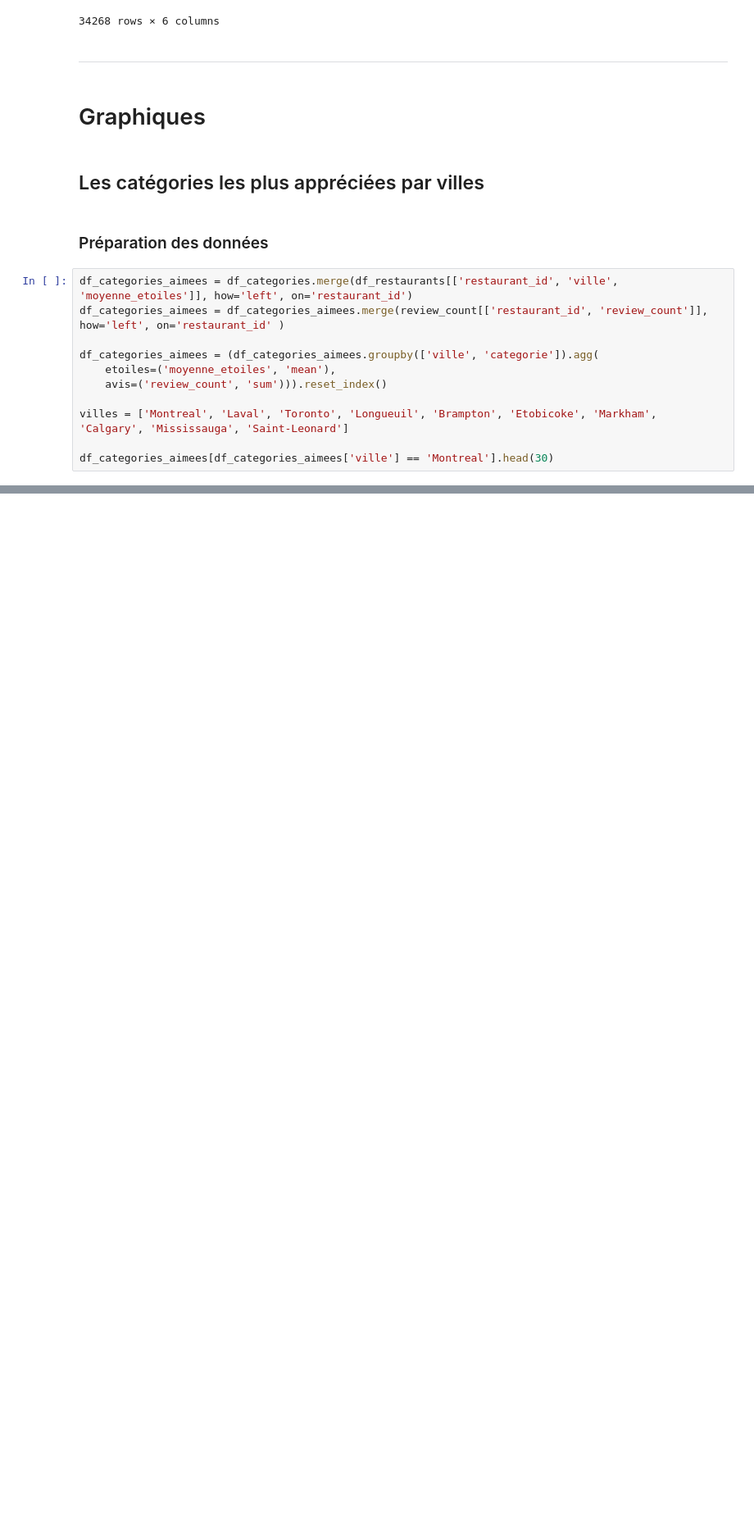
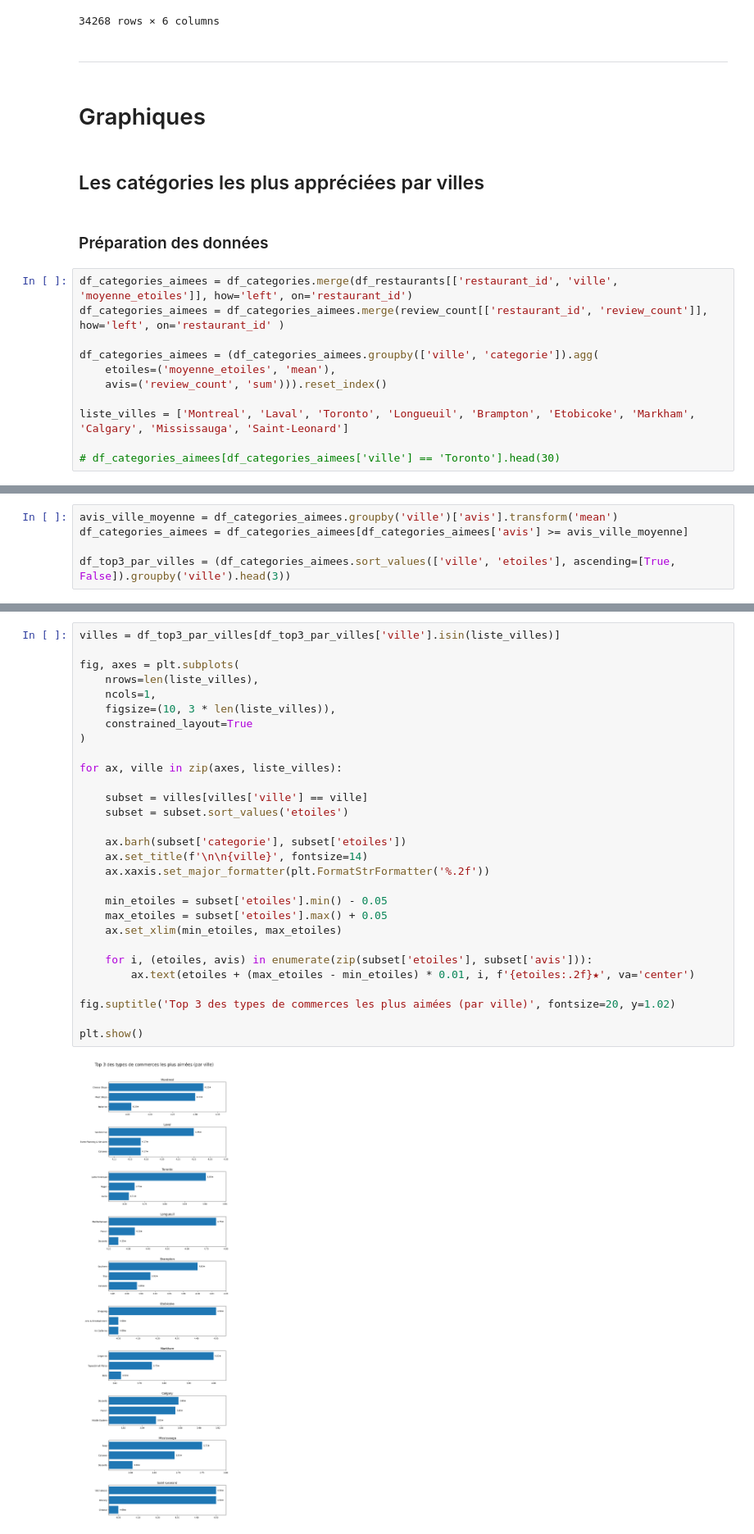
Before and after one commit to Marc-AntoineMercier/420-514-MV-TP03, a Jupyter notebook: nettoyage.ipynb, the cells around one changed output, grey strips where cells are left out. Shown: that part at 82% size. Drawn from its saved outputs; the diff is of its cells as text; blank space fills up the shorter version.

Commit message:
graphique statique

```diff
--- a/nettoyage.ipynb
+++ b/nettoyage.ipynb
@@ -1296,6 +1319,6 @@ df_categories_aimees = (df_categories_aimees.groupby(['ville', 'categorie']).agg
     etoiles=('moyenne_etoiles', 'mean'),
     avis=('review_count', 'sum'))).reset_index()
 
-villes = ['Montreal', 'Laval', 'Toronto', 'Longueuil', 'Brampton', 'Etobicoke', 'Markham', 'Calgary', 'Mississauga', 'Saint-Leonard']
+liste_villes = ['Montreal', 'Laval', 'Toronto', 'Longueuil', 'Brampton', 'Etobicoke', 'Markham', 'Calgary', 'Mississauga', 'Saint-Leonard']
 
-df_categories_aimees[df_categories_aimees['ville'] == 'Montreal'].head(30)
+# df_categories_aimees[df_categories_aimees['ville'] == 'Toronto'].head(30)
@@ -1319,0 +1327,5 @@ df_categories_aimees[df_categories_aimees['ville'] == 'Montreal'].head(30)
+# %%
+avis_ville_moyenne = df_categories_aimees.groupby('ville')['avis'].transform('mean')
+df_categories_aimees = df_categories_aimees[df_categories_aimees['avis'] >= avis_ville_moyenne]
+
+df_top3_par_villes = (df_categories_aimees.sort_values(['ville', 'etoiles'], ascending=[True, False]).groupby('ville').head(3))
@@ -1320 +1341,32 @@ df_categories_aimees[df_categories_aimees['ville'] == 'Montreal'].head(30)
+# %%
+villes = df_top3_par_villes[df_top3_par_villes['ville'].isin(liste_villes)]
+
+fig, axes = plt.subplots(
+    nrows=len(liste_villes),
+    ncols=1,
+    figsize=(10, 3 * len(liste_villes)),
+    constrained_layout=True
+)
+
+for ax, ville in zip(axes, liste_villes):
+
+    subset = villes[villes['ville'] == ville]
+    subset = subset.sort_values('etoiles')
+
+    ax.barh(subset['categorie'], subset['etoiles'])
+    ax.set_title(f'\n\n{ville}', fontsize=14)
+    ax.xaxis.set_major_formatter(plt.FormatStrFormatter('%.2f'))
+
+    min_etoiles = subset['etoiles'].min() - 0.05
+    max_etoiles = subset['etoiles'].max() + 0.05
+    ax.set_xlim(min_etoiles, max_etoiles)
+
+    for i, (etoiles, avis) in enumerate(zip(subset['etoiles'], subset['avis'])):
+        ax.text(etoiles + (max_etoiles - min_etoiles) * 0.01, i, f'{etoiles:.2f}★', va='center')
+
+fig.suptitle('Top 3 des types de commerces les plus aimées (par ville)', fontsize=20, y=1.02)
+
+plt.show()
+# %% [output]
+[figure, added]
 # %% [markdown]
```
Also changed, not shown: parts of 8 cells of this notebook.
